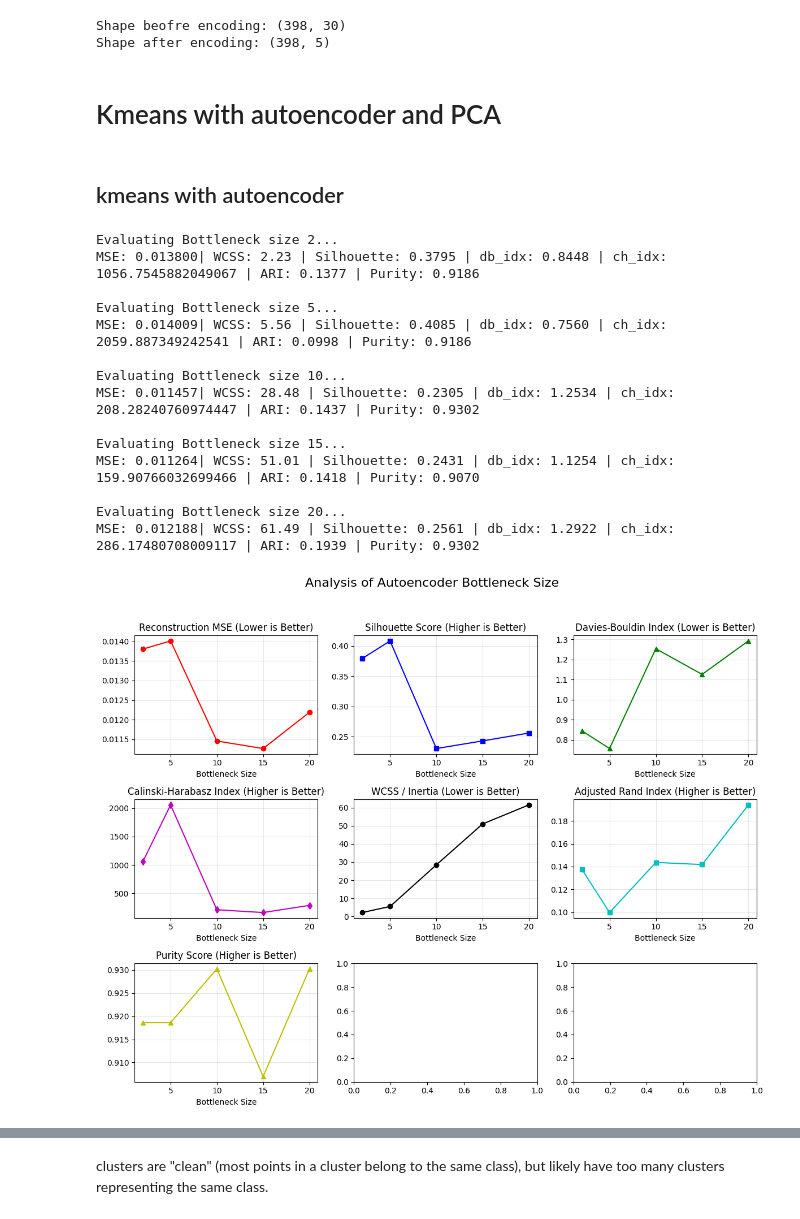
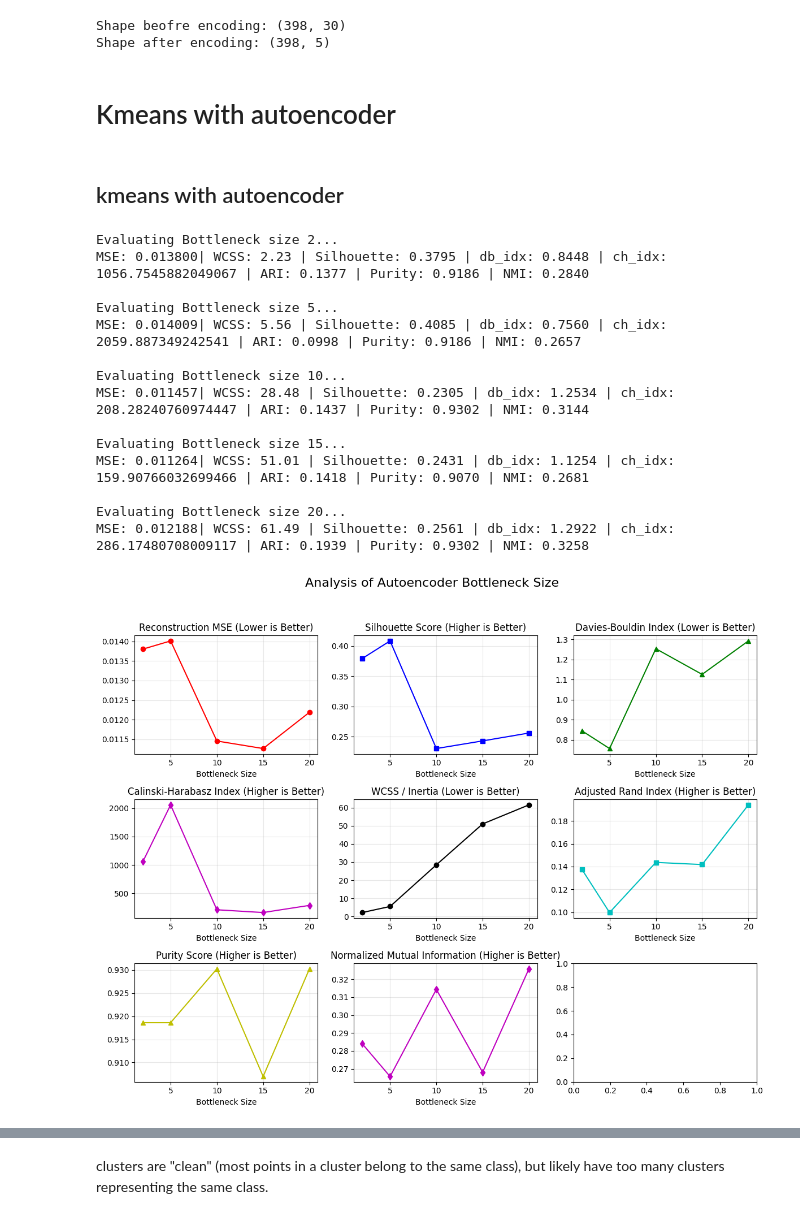
Before and after one commit to youssefmohamed0/ml_lab4, a Jupyter notebook: AE_and_someScores.ipynb, the cells around one changed output, grey strips where cells are left out. Cells and saved outputs as stored; diff of their text form; code cells hidden in the pictures.

```diff
--- a/AE_and_someScores.ipynb
+++ b/AE_and_someScores.ipynb
@@ -130,7 +130,7 @@ print(f"Shape after encoding: {X_latent.shape}")
 Shape beofre encoding: (398, 30)
 Shape after encoding: (398, 5)
 # %% [markdown]
-# Kmeans with autoencoder and PCA
+# Kmeans with autoencoder
 # %% [markdown]
 ## kmeans with autoencoder
 # %%
@@ -139,6 +139,8 @@ from metrics import *
 from kmeans import *
 from sklearn.metrics import adjusted_rand_score # TODO
 import matplotlib.pyplot as plt
+from sklearn.metrics import confusion_matrix
+
 
 metrics = ClusteringMetrics()
 
@@ -151,7 +153,8 @@ results = {
     'ch_idx': [],
     'wcss': [],
     'ari': [],
-    'pur': []
+    'pur': [],
+    'nmi': []
 }
 
 for i in bottle_neck_sizes:
@@ -179,6 +182,7 @@ for i in bottle_neck_sizes:
     wcss = metrics.within_cluster_sum(train_centroids, encoded_train_features, train_clusters)
     ari = metrics.adjusted_rand_index_scratch(y_test, test_clusters)
     pur = metrics.calculate_purity(y_test, test_clusters)
+    nmi = metrics.normalized_mutual_info_score_scratch(y_test, test_clusters)
 
     # Store results
     results['size'].append(i)
@@ -189,8 +193,9 @@ for i in bottle_neck_sizes:
     results['wcss'].append(wcss) # A lower value indicates data points are closer to their cluster's centroids TODO
     results['ari'].append(ari) # A higher ARI indicates a better match between the clustering and the ground truth labels
     results['pur'].append(pur) # A higher purity indicates better clustering quality
+    results['nmi'].append(nmi) # A higher NMI indicates a better match between the clustering and the ground truth labels
 
-    print(f"MSE: {mse:.6f}| WCSS: {wcss:.2f} | Silhouette: {sil:.4f} | db_idx: {db_idx:.4f} | ch_idx: {ch_idx} | ARI: {ari:.4f} | Purity: {pur:.4f}")
+    print(f"MSE: {mse:.6f}| WCSS: {wcss:.2f} | Silhouette: {sil:.4f} | db_idx: {db_idx:.4f} | ch_idx: {ch_idx} | ARI: {ari:.4f} | Purity: {pur:.4f} | NMI: {nmi:.4f}")
 
 # --- Visualization ---
 # Create a figure with 4 subplots (2x2 grid)
@@ -224,36 +229,42 @@ axs[1, 0].grid(True, alpha=0.3)
 # 5. WCSS Plot (Lower is Better)
 axs[1, 1].plot(results['size'], results['wcss'], 'k-o')
 axs[1, 1].set_title('WCSS / Inertia (Lower is Better)')
 axs[1, 1].set_xlabel('Bottleneck Size')
 axs[1, 1].grid(True, alpha=0.3)
 
 # 6. Adjusted Rand Index (Higher is Better)
 axs[1, 2].plot(results['size'], results['ari'], 'c-s')
 axs[1, 2].set_title('Adjusted Rand Index (Higher is Better)')
 axs[1, 2].set_xlabel('Bottleneck Size')
 axs[1, 2].grid(True, alpha=0.3)
 
 # 7. Purity Score (Higher is Better)
 axs[2, 0].plot(results['size'], results['pur'], 'y-^')
 axs[2, 0].set_title('Purity Score (Higher is Better)')
 axs[2, 0].set_xlabel('Bottleneck Size')
 axs[2, 0].grid(True, alpha=0.3)
 
+# 8. Normalized Mutual Information (Higher is Better)
+axs[2, 1].plot(results['size'], results['nmi'], 'm-d')
+axs[2, 1].set_title('Normalized Mutual Information (Higher is Better)')
+axs[2, 1].set_xlabel('Bottleneck Size')
+axs[2, 1].grid(True, alpha=0.3)
+
 plt.tight_layout(rect=[0, 0.03, 1, 0.95])
 plt.show()
 # %% [output]
 Evaluating Bottleneck size 2...
-MSE: 0.013800| WCSS: 2.23 | Silhouette: 0.3795 | db_idx: 0.8448 | ch_idx: 1056.7545882049067 | ARI: 0.1377 | Purity: 0.9186
+MSE: 0.013800| WCSS: 2.23 | Silhouette: 0.3795 | db_idx: 0.8448 | ch_idx: 1056.7545882049067 | ARI: 0.1377 | Purity: 0.9186 | NMI: 0.2840
 
 Evaluating Bottleneck size 5...
-MSE: 0.014009| WCSS: 5.56 | Silhouette: 0.4085 | db_idx: 0.7560 | ch_idx: 2059.887349242541 | ARI: 0.0998 | Purity: 0.9186
+MSE: 0.014009| WCSS: 5.56 | Silhouette: 0.4085 | db_idx: 0.7560 | ch_idx: 2059.887349242541 | ARI: 0.0998 | Purity: 0.9186 | NMI: 0.2657
 
 Evaluating Bottleneck size 10...
-MSE: 0.011457| WCSS: 28.48 | Silhouette: 0.2305 | db_idx: 1.2534 | ch_idx: 208.28240760974447 | ARI: 0.1437 | Purity: 0.9302
+MSE: 0.011457| WCSS: 28.48 | Silhouette: 0.2305 | db_idx: 1.2534 | ch_idx: 208.28240760974447 | ARI: 0.1437 | Purity: 0.9302 | NMI: 0.3144
 
 Evaluating Bottleneck size 15...
-MSE: 0.011264| WCSS: 51.01 | Silhouette: 0.2431 | db_idx: 1.1254 | ch_idx: 159.90766032699466 | ARI: 0.1418 | Purity: 0.9070
+MSE: 0.011264| WCSS: 51.01 | Silhouette: 0.2431 | db_idx: 1.1254 | ch_idx: 159.90766032699466 | ARI: 0.1418 | Purity: 0.9070 | NMI: 0.2681
 
 Evaluating Bottleneck size 20...
-MSE: 0.012188| WCSS: 61.49 | Silhouette: 0.2561 | db_idx: 1.2922 | ch_idx: 286.17480708009117 | ARI: 0.1939 | Purity: 0.9302
+MSE: 0.012188| WCSS: 61.49 | Silhouette: 0.2561 | db_idx: 1.2922 | ch_idx: 286.17480708009117 | ARI: 0.1939 | Purity: 0.9302 | NMI: 0.3258
-[figure, old version]
+[figure, new version]
```
Also changed, not shown: parts of 2 cells of this notebook, 1 other file.
